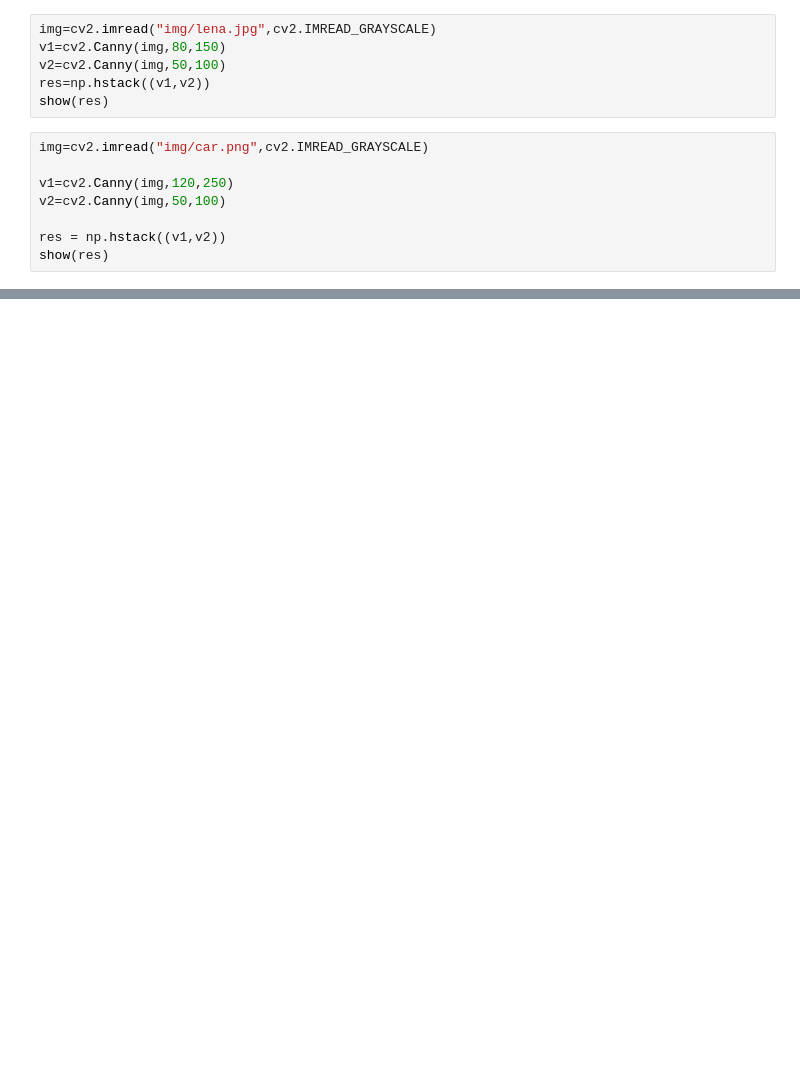
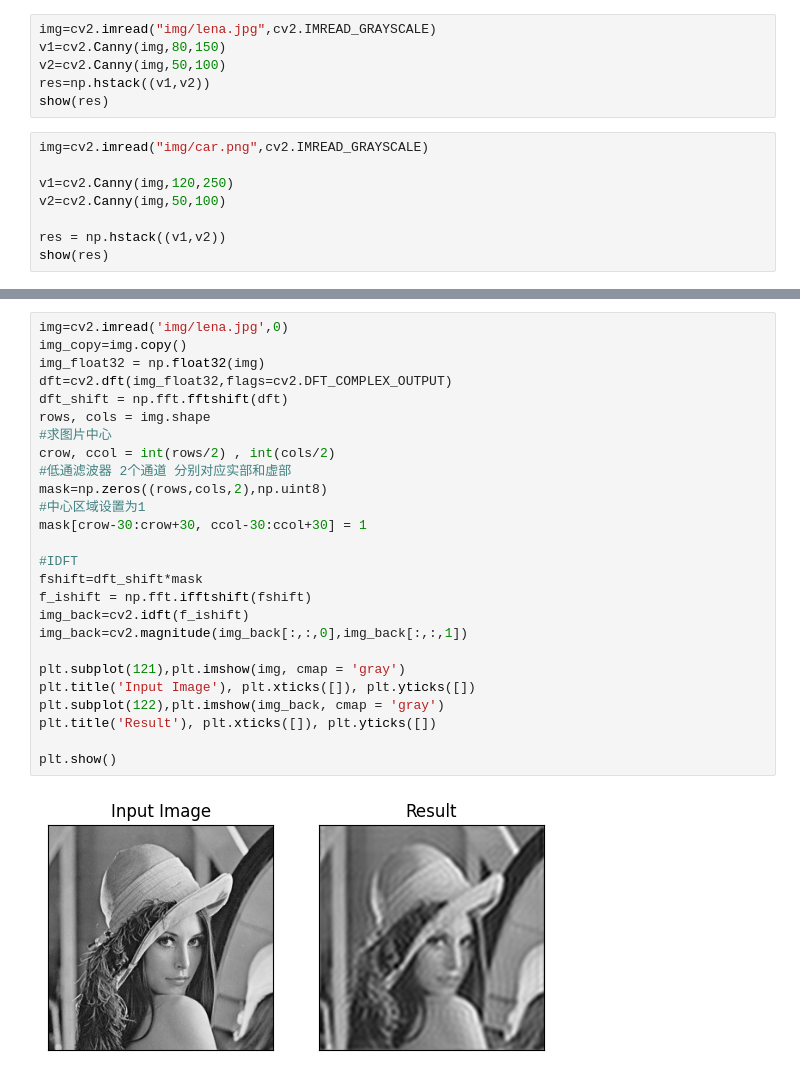
Before and after one commit to yw5579358/open-cv, a Jupyter notebook: 02图像处理.ipynb, the cells around one changed output, grey strips where cells are left out. Saved outputs shown, nothing was run; the diff lists cells and outputs as text; blank space fills up the shorter version.

```diff
--- a/02图像处理.ipynb
+++ b/02图像处理.ipynb
@@ -456,0 +446,28 @@ img_back=cv2.idft(f_ishift)
+# %%
+img=cv2.imread('img/lena.jpg',0)
+img_copy=img.copy()
+img_float32 = np.float32(img)
+dft=cv2.dft(img_float32,flags=cv2.DFT_COMPLEX_OUTPUT)
+dft_shift = np.fft.fftshift(dft)
+rows, cols = img.shape
+#求图片中心
+crow, ccol = int(rows/2) , int(cols/2)
+#低通滤波器 2个通道 分别对应实部和虚部
+mask=np.zeros((rows,cols,2),np.uint8)
+#中心区域设置为1
+mask[crow-30:crow+30, ccol-30:ccol+30] = 1
+
+#IDFT
+fshift=dft_shift*mask
+f_ishift = np.fft.ifftshift(fshift)
+img_back=cv2.idft(f_ishift)
+img_back=cv2.magnitude(img_back[:,:,0],img_back[:,:,1])
+
+plt.subplot(121),plt.imshow(img, cmap = 'gray')
+plt.title('Input Image'), plt.xticks([]), plt.yticks([])
+plt.subplot(122),plt.imshow(img_back, cmap = 'gray')
+plt.title('Result'), plt.xticks([]), plt.yticks([])
+
+plt.show()
+# %% [output]
+[figure, added]
```
Also changed, not shown: parts of 64 cells of this notebook.
